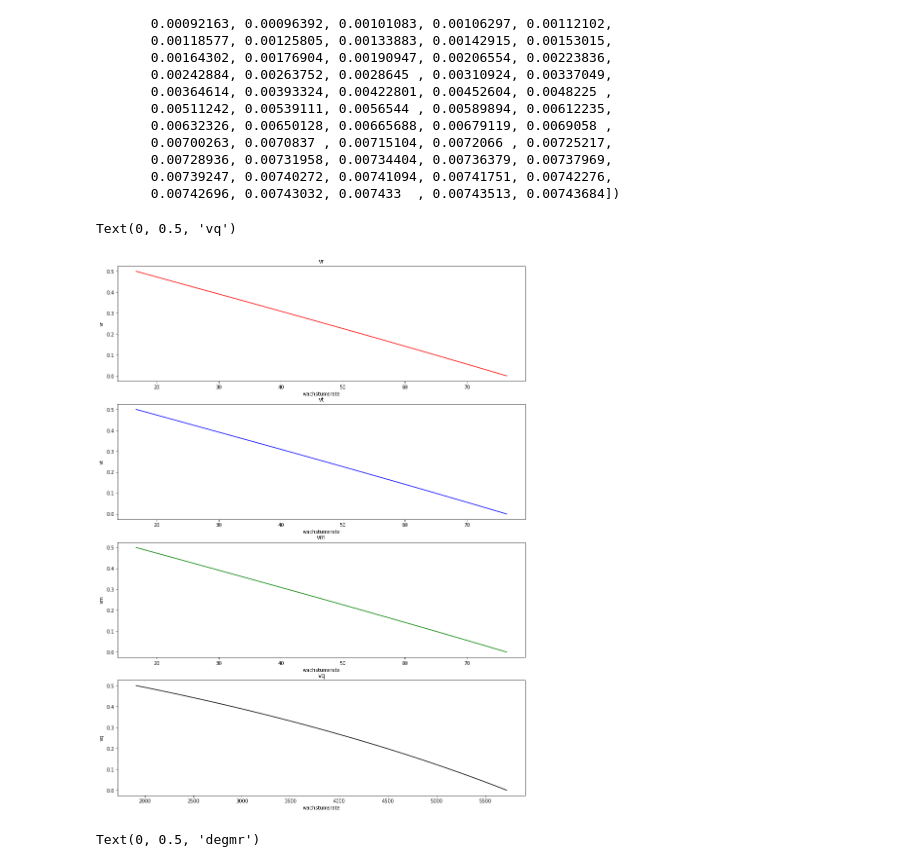
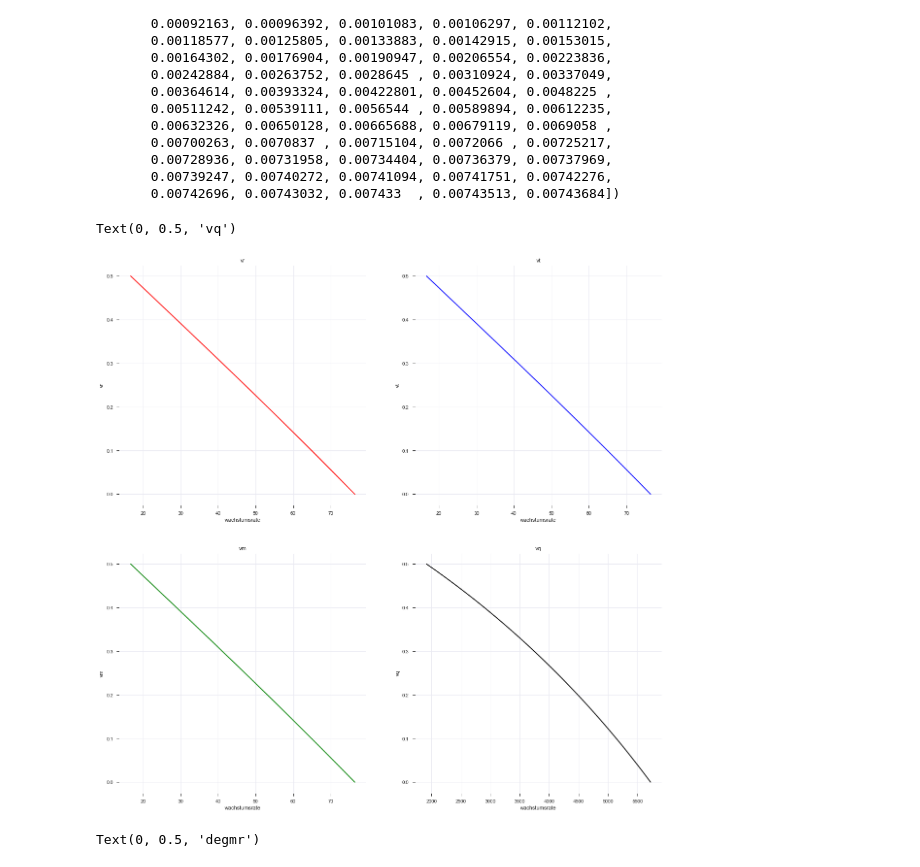
Before and after one commit to EllenOldenburg/bachelor_thesis, a Jupyter notebook: code/Raten/raten_ns.ipynb, the cells around one changed output. Saved outputs shown, nothing was run; the diff lists cells and outputs as text; code cells hidden in the pictures.

```diff
--- a/code/Raten/raten_ns.ipynb
+++ b/code/Raten/raten_ns.ipynb
@@ -92,13 +311,13 @@ Warning: overwriting keys ['ns']
 # %%
 # Plotten Sie die zeitliche Entwicklung
 plt.figure(figsize=(15,10))
-plt.title('vr', size = 20)
+plt.title('vt', size = 20)
 plt.xlabel('time', size = 20)
-plt.ylabel('concentration', size = 20)
+plt.ylabel('concentration/time', size = 20)
 plt.xticks(size = 15)
 plt.yticks(size = 15)
 
-for i, data in enumerate(ratesvr):
-    plt.plot(s.getT(),ratesvr[i], label = 'pr')
+for i, data in enumerate(ratesvt):
+    plt.plot(s.getT(),ratesvt[i], '-',label = 'pr')
 #plt.legend(loc = 'lower right',prop = {'size': 20})
 # %% [output]
@@ -106,13 +340,13 @@ for i, data in enumerate(ratesvr):
 # %%
 # Plotten Sie die zeitliche Entwicklung
 plt.figure(figsize=(15,10))
-plt.title('vt', size = 20)
+plt.title('vq', size = 20)
 plt.xlabel('time', size = 20)
-plt.ylabel('concentration', size = 20)
+plt.ylabel('concentration/time', size = 20)
 plt.xticks(size = 15)
 plt.yticks(size = 15)
 
-for i, data in enumerate(ratesvt):
-    plt.plot(s.getT(),ratesvt[i], label = 'pr')
+for i, data in enumerate(ratesvq):
+    plt.plot(s.getT(),ratesvq[i], '-', label = 'pr')
 #plt.legend(loc = 'lower right',prop = {'size': 20})
 # %% [output]
@@ -120,13 +353,0 @@ for i, data in enumerate(ratesvt):
-# %%
-# Plotten Sie die zeitliche Entwicklung
-plt.figure(figsize=(15,10))
-plt.title('vm', size = 20)
-plt.xlabel('time', size = 20)
-plt.ylabel('concentration', size = 20)
-plt.xticks(size = 15)
-plt.yticks(size = 15)
-plt.ylim(0,200)
-
-for i, data in enumerate(ratesvm):
-    plt.plot(s.getT(),ratesvm[i], label = 'pr')
-#plt.legend(loc = 'lower right',prop = {'size': 20})
@@ -135,12 +353,0 @@ for i, data in enumerate(ratesvm):
-# %%
-# Plotten Sie die zeitliche Entwicklung
-plt.figure(figsize=(15,10))
-plt.title('vq', size = 20)
-plt.xlabel('time', size = 20)
-plt.ylabel('concentration', size = 20)
-plt.xticks(size = 15)
-plt.yticks(size = 15)
-
-for i, data in enumerate(ratesvq):
-    plt.plot(s.getT(),ratesvq[i], label = 'pr')
-#plt.legend(loc = 'lower right',prop = {'size': 20})
@@ -197,7 +402,7 @@ lastvalueratesdilution_cr, lastvalueratesdilution_ct, lastvalueratesdilution_cm,
 lastvalueratesdilution_pr, lastvalueratesdilution_pt, lastvalueratesdilution_pm, lastvalueratesdilution_pq = [], [], [], []
 
 y = np.linspace(0,.5,39)
-fig, Plotlist = plt.subplots(4,1,figsize=(15,20))
+fig, Plotlist = plt.subplots(2,2,figsize=(20,20))
 Plotlist = Plotlist.ravel()
 
 for i, data in enumerate(ratesvr):
@@ -228,34 +433,34 @@ for i, data in enumerate(ratesvr):
     lastvalueratesdilution_cr.append(ratesdilution_cr[i][-1])
     lastvalueratesdilution_ct.append(ratesdilution_ct[i][-1])
     lastvalueratesdilution_cm.append(ratesdilution_cm[i][-1])
     lastvalueratesdilution_cq.append(ratesdilution_cq[i][-1])
     lastvalueratesdilution_pr.append(ratesdilution_pr[i][-1])
     lastvalueratesdilution_pt.append(ratesdilution_pt[i][-1])
     lastvalueratesdilution_pm.append(ratesdilution_pm[i][-1])
     lastvalueratesdilution_pq.append(ratesdilution_pq[i][-1])
 
 Plotlist[0].plot(lastvalueratevr,y, 'r-', label = 'pr')
 Plotlist[0].set_title('vr')
 Plotlist[0].set_xlabel('wachstumsrate')
 Plotlist[0].set_ylabel('vr')
 
 Plotlist[1].plot(lastvalueratevt,y, 'b-',label = 'pr')
 Plotlist[1].set_title('vt')
 Plotlist[1].set_xlabel('wachstumsrate')
 Plotlist[1].set_ylabel('vt')
 
 Plotlist[2].plot(lastvalueratevm,y, 'g-', label = 'pr')
 Plotlist[2].set_title('vm')
 Plotlist[2].set_xlabel('wachstumsrate')
 Plotlist[2].set_ylabel('vm')
 
 Plotlist[3].plot(lastvalueratevq,y, color= 'black', label = 'pr')
 Plotlist[3].set_title('vq')
 Plotlist[3].set_xlabel('wachstumsrate')
 Plotlist[3].set_ylabel('vq')
 # %% [output]
 Text(0, 0.5, 'vq')
-[figure, old version]
+[figure, new version]
 # %%
 fig, Plotlist = plt.subplots(4,1,figsize=(15,20))
 Plotlist = Plotlist.ravel()
```
Also changed, not shown: parts of 14 cells of this notebook, 46 other files.
